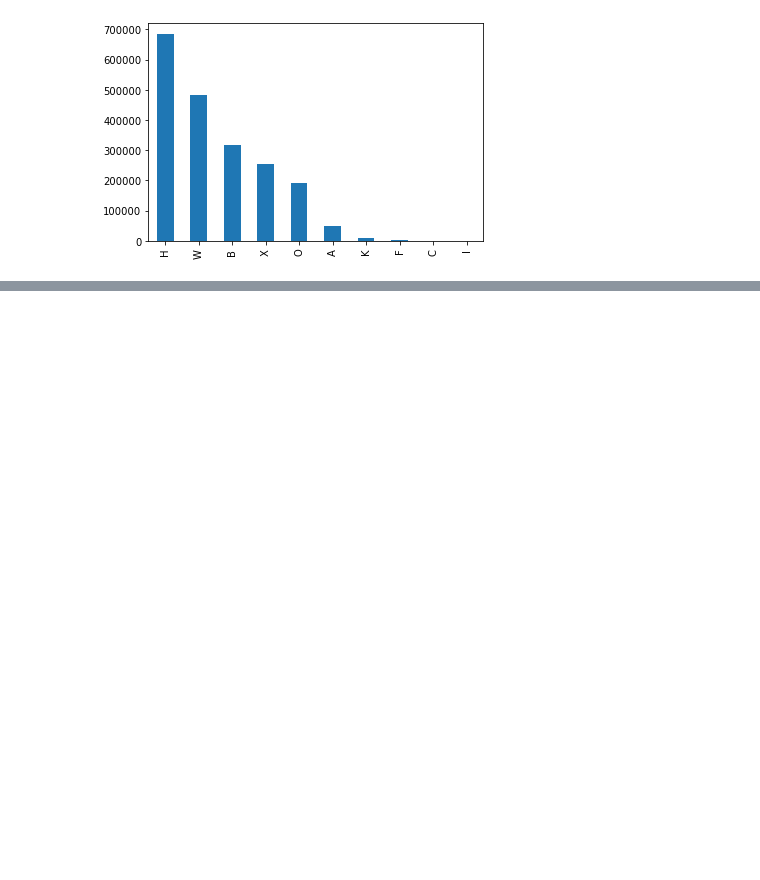
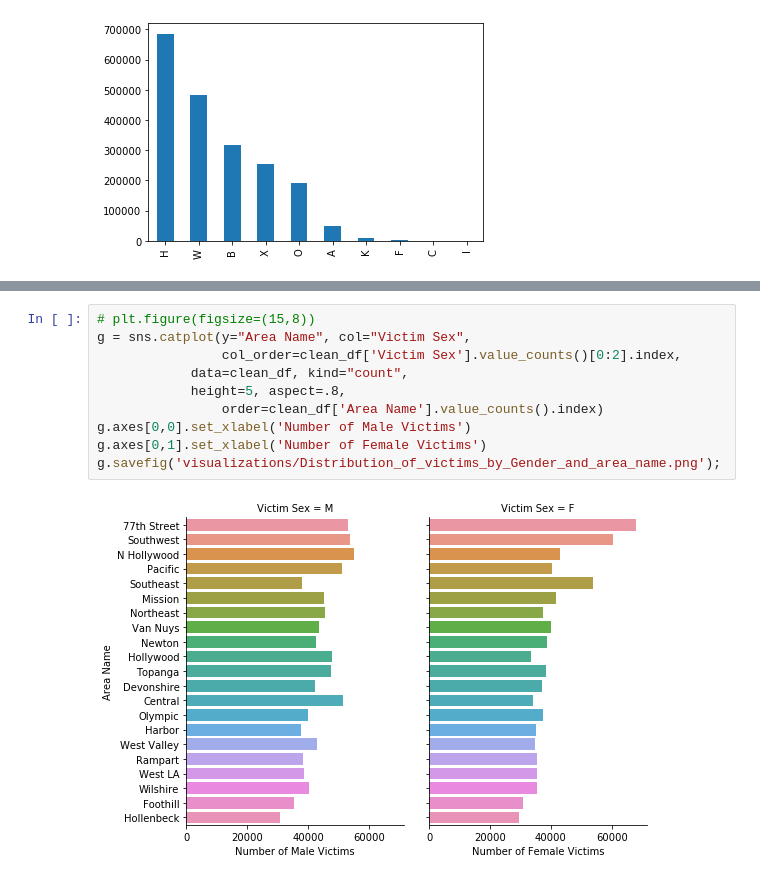
Before and after one commit to sidneykung/LA_crime_forecasting, a Jupyter notebook: eda_lhamu.ipynb, the cells around one changed output, grey strips where cells are left out. Drawn from its saved outputs; the diff is of its cells as text; blank space fills up the shorter version.

```diff
--- a/eda_lhamu.ipynb
+++ b/eda_lhamu.ipynb
@@ -121,0 +175,12 @@ clean_df['Victim Descent'].value_counts()[:10].plot(kind = 'bar')
+# %%
+# plt.figure(figsize=(15,8))
+g = sns.catplot(y="Area Name", col="Victim Sex",
+                col_order=clean_df['Victim Sex'].value_counts()[0:2].index,
+            data=clean_df, kind="count",
+            height=5, aspect=.8,
+                order=clean_df['Area Name'].value_counts().index)
+g.axes[0,0].set_xlabel('Number of Male Victims')
+g.axes[0,1].set_xlabel('Number of Female Victims')
+g.savefig('visualizations/Distribution_of_victims_by_Gender_and_area_name.png');
+# %% [output]
+[figure, added]
```
Also changed, not shown: parts of 14 cells of this notebook, 7 other files.
